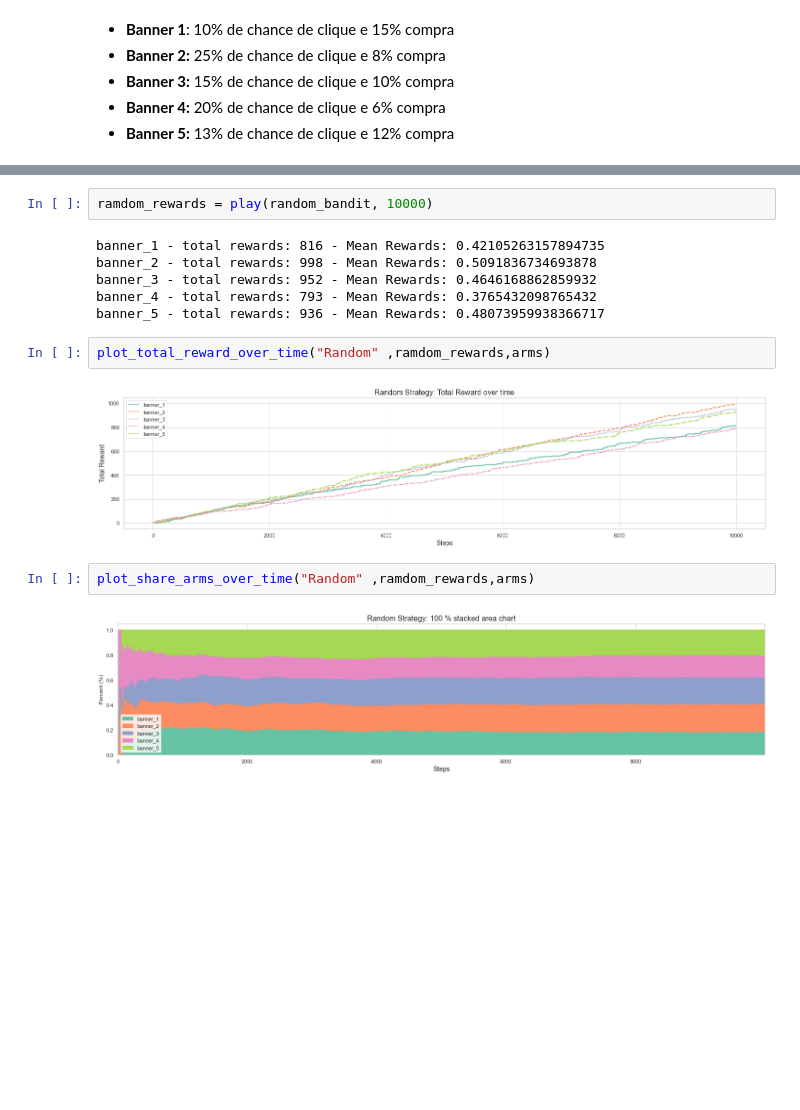
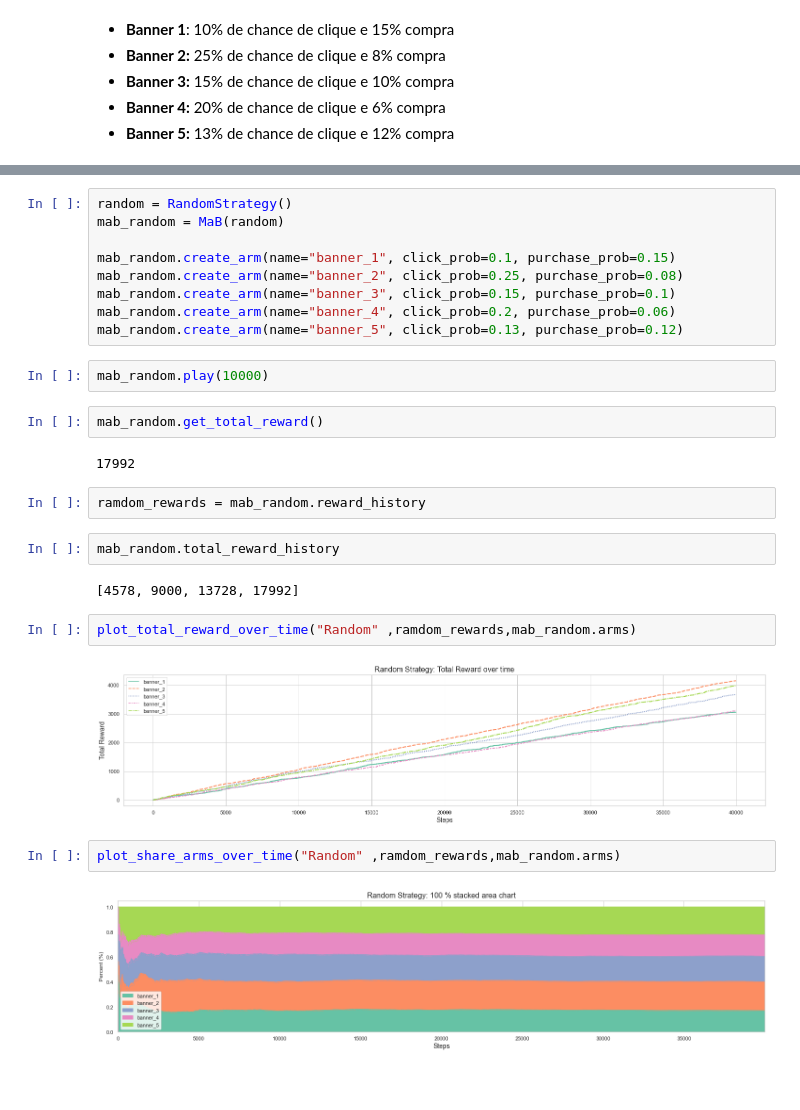
Before and after one commit to mpertence/multi_armed_bandit_simulation, a Jupyter notebook: mab_simulation.ipynb, the cells around one changed output, grey strips where cells are left out. Cells and saved outputs as stored; diff of their text form; blank space fills up the shorter version.

```diff
--- a/mab_simulation.ipynb
+++ b/mab_simulation.ipynb
@@ -158,19 +165,32 @@ Vamos criar os 5 banners do problema para a simulação. Para cada um, atribuir
+# %%
+random = RandomStrategy()
+mab_random = MaB(random)
+
+mab_random.create_arm(name="banner_1", click_prob=0.1, purchase_prob=0.15)
+mab_random.create_arm(name="banner_2", click_prob=0.25, purchase_prob=0.08)
+mab_random.create_arm(name="banner_3", click_prob=0.15, purchase_prob=0.1)
+mab_random.create_arm(name="banner_4", click_prob=0.2, purchase_prob=0.06)
+mab_random.create_arm(name="banner_5", click_prob=0.13, purchase_prob=0.12)
 # %%
-ramdom_rewards = play(random_bandit, 10000)
+mab_random.play(10000)
-# %% [output]
-banner_1 - total rewards: 816 - Mean Rewards: 0.42105263157894735
-banner_2 - total rewards: 998 - Mean Rewards: 0.5091836734693878
-banner_3 - total rewards: 952 - Mean Rewards: 0.4646168862859932
-banner_4 - total rewards: 793 - Mean Rewards: 0.3765432098765432
-banner_5 - total rewards: 936 - Mean Rewards: 0.48073959938366717
+# %%
+mab_random.get_total_reward()
+# %% [output]
+17992
+# %%
+ramdom_rewards = mab_random.reward_history
+# %%
+mab_random.total_reward_history
+# %% [output]
+[4578, 9000, 13728, 17992]
 # %%
-plot_total_reward_over_time("Random" ,ramdom_rewards,arms)
+plot_total_reward_over_time("Random" ,ramdom_rewards,mab_random.arms)
 # %% [output]
-[figure, old version]
+[figure, new version]
 # %%
-plot_share_arms_over_time("Random" ,ramdom_rewards,arms)
+plot_share_arms_over_time("Random" ,ramdom_rewards,mab_random.arms)
 # %% [output]
-[figure, old version]
+[figure, new version]
 # %% [markdown]
 <br>
 # %% [markdown]
```
Also changed, not shown: parts of 38 cells of this notebook, 2 other files.
